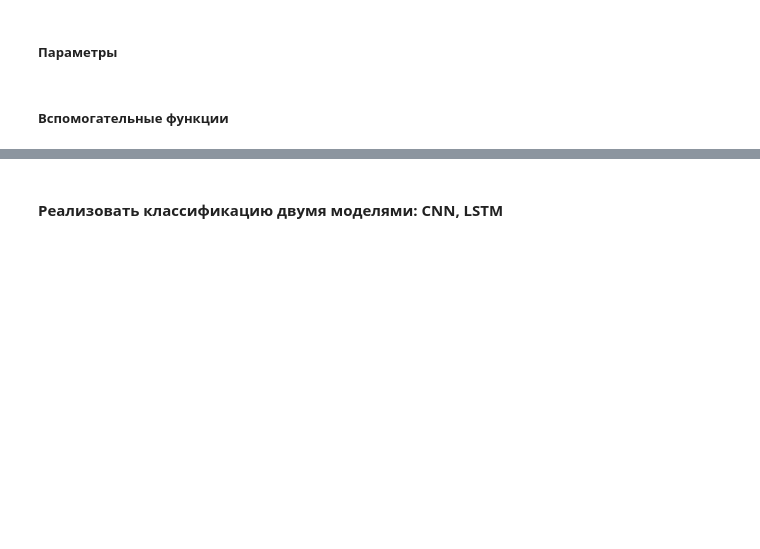
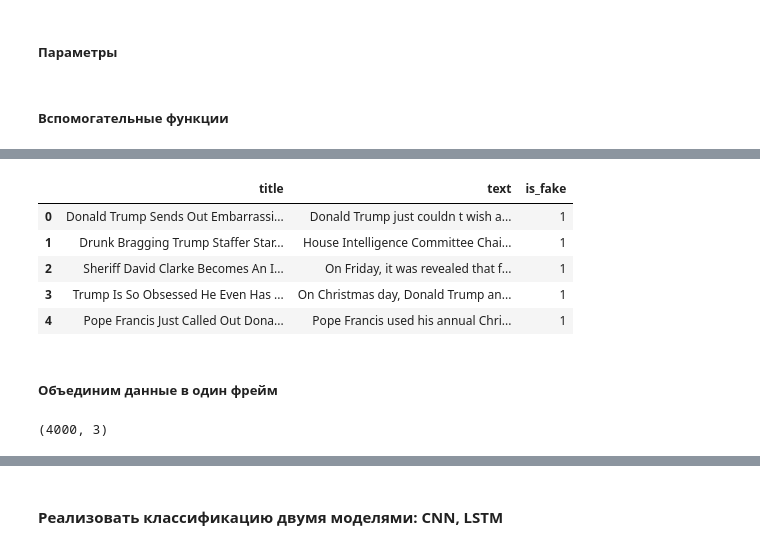
Before and after one commit to danilkladnitsky/nlp-tasks, a Jupyter notebook: hw_4/task.ipynb, the cells around one changed output, grey strips where cells are left out. Drawn from its saved outputs; the diff is of its cells as text; code cells hidden in the pictures; blank space fills up the shorter version.

```diff
--- a/hw_4/task.ipynb
+++ b/hw_4/task.ipynb
@@ -47,0 +101,11 @@ def download_file(url, filename):
+# %%
+fake_news_frame.head(5)
+# %% [output]
+|  | title | text | is_fake |
+| 0 | Donald Trump Sends Out Embarrassi... | Donald Trump just couldn t wish a... | 1 |
+| 1 | Drunk Bragging Trump Staffer Star... | House Intelligence Committee Chai... | 1 |
+| 2 | Sheriff David Clarke Becomes An I... | On Friday, it was revealed that f... | 1 |
+| 3 | Trump Is So Obsessed He Even Has ... | On Christmas day, Donald Trump an... | 1 |
+| 4 | Pope Francis Just Called Out Dona... | Pope Francis used his annual Chri... | 1 |
+# %% [markdown]
+##### Объединим данные в один фрейм
@@ -47,0 +115,4 @@ def download_file(url, filename):
+# %%
+print(news_frame.shape)
+# %% [output]
+(4000, 3)
```
Also changed, not shown: parts of 21 cells of this notebook, 4 other files.
